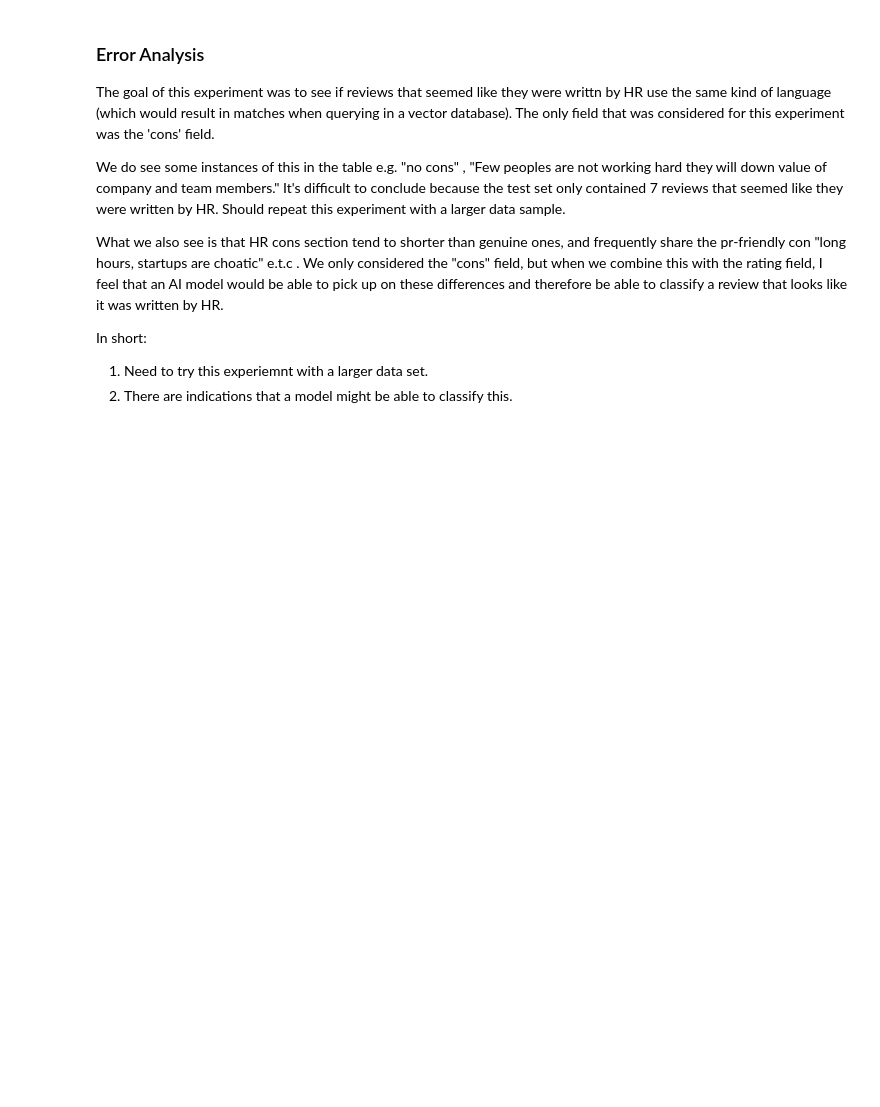
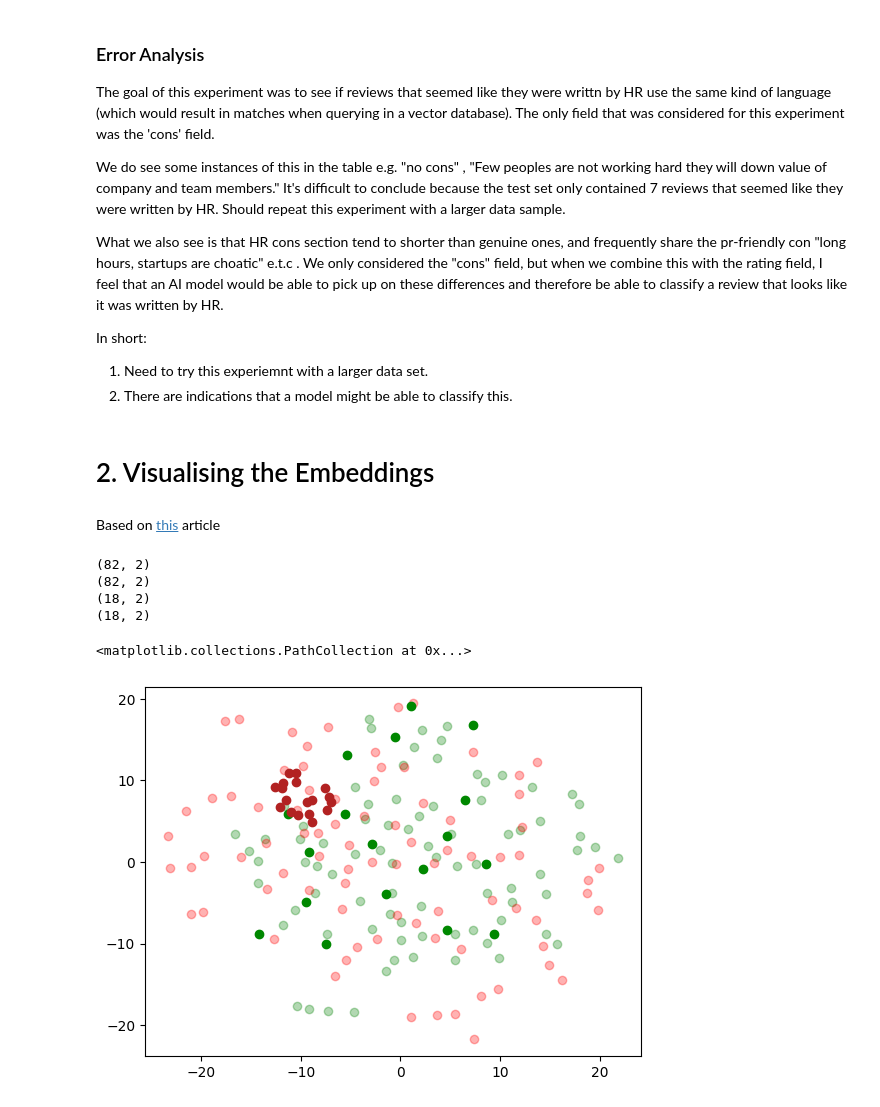
Before and after one commit to w-k-s/Glassdoor-HR-Review-Detector, a Jupyter notebook: Glassdoor HR Review Detector.ipynb, the cells around one changed output. Drawn from its saved outputs; the diff is of its cells as text; code cells hidden in the pictures; blank space fills up the shorter version.

Commit message:
Add plot of embeddings

```diff
--- a/Glassdoor HR Review Detector.ipynb
+++ b/Glassdoor HR Review Detector.ipynb
@@ -141,3 +141,63 @@ What we also see is that HR cons section tend to shorter than genuine ones, and
 In short:
 1. Need to try this experiemnt with a larger data set.
 2. There are indications that a model might be able to classify this.
+# %% [markdown]
+# 2. Visualising the Embeddings
+# %% [markdown]
+Based on [this](https://cookbook.openai.com/examples/visualizing_embeddings_in_2d) article
+# %%
+from chromadb.utils import embedding_functions
+import numpy as np
+default_ef = embedding_functions.DefaultEmbeddingFunction()
+
+
+genuine_pros = [i['pros'] for i in list(filter(lambda t : t['sounds_like_hr'] == 0, data))]
+genuine_cons = [i['cons'] for i in list(filter(lambda t : t['sounds_like_hr'] == 0, data))]
+hr_pros = [i['pros'] for i in list(filter(lambda t : t['sounds_like_hr'] == 1, data))]
+hr_cons = [i['cons'] for i in list(filter(lambda t : t['sounds_like_hr'] == 1, data))]
+
+genuine_pros_matrix = np.array(default_ef(genuine_pros))
+genuine_cons_matrix = np.array(default_ef(genuine_cons))
+hr_pros_matrix = np.array(default_ef(hr_pros))
+hr_cons_matrix = np.array(default_ef(hr_cons))
+
+from sklearn.manifold import TSNE
+
+tsne = TSNE(n_components=2, perplexity=10, random_state=42, learning_rate='auto')
+genuine_pros_vis_dims = tsne.fit_transform(genuine_pros_matrix)
+genuine_cons_vis_dims = tsne.fit_transform(genuine_cons_matrix)
+hr_pros_vis_dims = tsne.fit_transform(hr_pros_matrix)
+hr_cons_vis_dims = tsne.fit_transform(hr_cons_matrix)
+
+
+print(genuine_pros_vis_dims.shape)
+print(genuine_cons_vis_dims.shape)
+print(hr_pros_vis_dims.shape)
+print(hr_cons_vis_dims.shape)
+# %% [output]
+(82, 2)
+(82, 2)
+(18, 2)
+(18, 2)
+# %%
+import matplotlib.pyplot as plt
+import matplotlib
+import numpy as np
+
+xgp = [x for x,y in genuine_pros_vis_dims]
+ygp = [y for x,y in genuine_pros_vis_dims]
+xgc = [x for x,y in genuine_cons_vis_dims]
+ygc = [y for x,y in genuine_cons_vis_dims]
+
+xhp = [x for x,y in hr_pros_vis_dims]
+yhp = [y for x,y in hr_pros_vis_dims]
+xhc = [x for x,y in hr_cons_vis_dims]
+yhc = [y for x,y in hr_cons_vis_dims]
+
+plt.scatter(xgp, ygp, c='green', alpha=0.3)
+plt.scatter(xgc, ygc, c='red', alpha=0.3)
+plt.scatter(xhp, yhp, c='#008800')
+plt.scatter(xhc, yhc, c='#b22222')
+# %% [output]
+<matplotlib.collections.PathCollection at 0x...>
+[figure, added]
```
Also changed, not shown: 1 other file.
